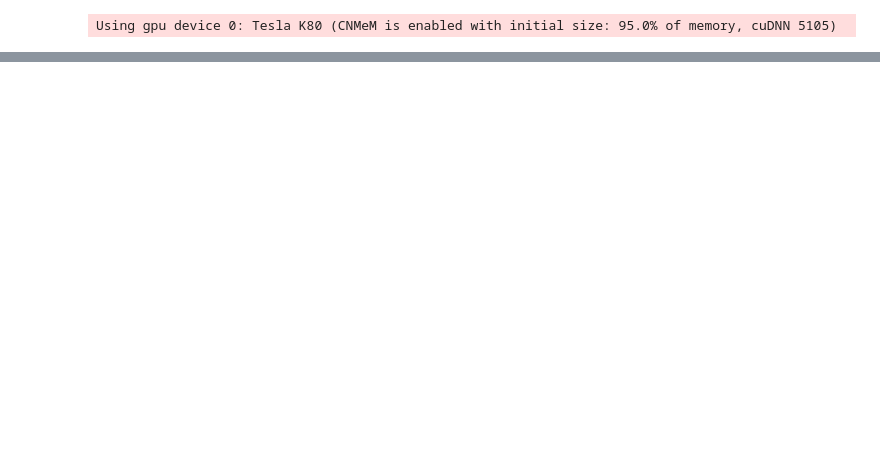
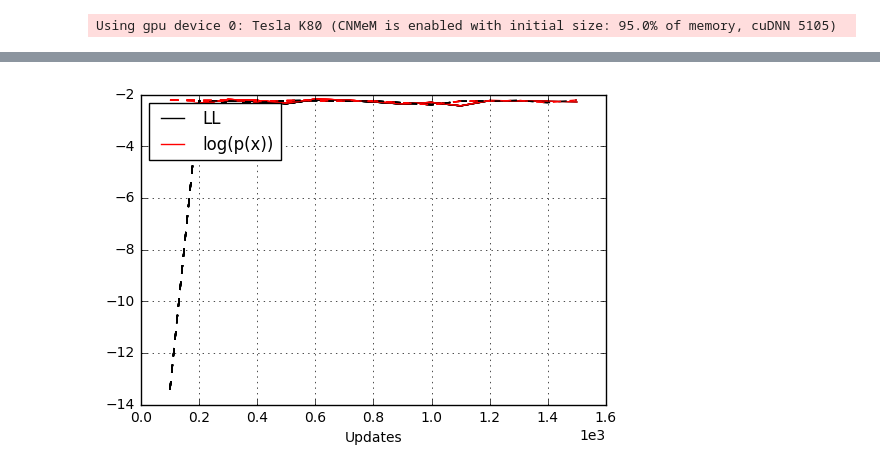
Before and after one commit to JonathanTaws/VAE-im2txt, a Jupyter notebook: VAE-im2txt.ipynb, the cells around one changed output, grey strips where cells are left out. Cells and saved outputs as stored; diff of their text form; code cells hidden in the pictures; blank space fills up the shorter version.

```diff
--- a/VAE-im2txt.ipynb
+++ b/VAE-im2txt.ipynb
@@ -158,3 +29,13 @@ def set_vgg_params(net):
+# %%
+TRAIN_FILE = 'x_train_1000Samples.p'
+VALIDATION_FILE = 'x_train_1000SamplesValidation.p'
+TARGET_FILE = 'targets_train_1000Samples.p'
+TARGET_VALIDATION_FILE = 'targets_train_1000SamplesValidation.p'
+
+# TRAIN_FILE = 'x_train.p'
+# VALIDATION_FILE = 'x_train_validation.p'
+# TARGET_FILE = 'targets_train.p'
+# TARGET_VALIDATION_FILE = 'targets_train_validation.p'
 # %%
 def load_data():
     with open(TRAIN_FILE, 'r') as f:
@@ -194,13 +207,17 @@ f_train, f_eval, f_z, f_sample, f_recon = VAEHelper.create_theano_functions(net)
 # %%
 batch_size = 10
 samples_to_process = 1e4
-val_interval = 5e2
+val_interval = 100
 
 LL_train, KL_train, logpx_train = [],[],[]
 LL_valid, KL_valid, logpx_valid = [],[],[]
 samples_processed = 0
-plt.figure(figsize=(12, 24))
+# plt.figure(figsize=(12, 24))
+plt.figure()
 valid_samples_processed = []
+
+x_recons = []
+y_valid_batches = []
 
 try:
     while samples_processed < samples_to_process:
@@ -208,27 +225,32 @@ try:
         idxs = np.random.choice(range(x_train.shape[0]), size=(batch_size), replace=False)
         x_batch = x_train[idxs]
         y_batch = targets_train[idxs]
-#         print x_batch.shape
         out = f_train(x_batch, y_batch)
         samples_processed += batch_size
 
         if samples_processed % val_interval == 0:
             valid_samples_processed += [samples_processed]
-            out = f_eval(x_train, y_batch)
+            #out = f_eval(x_train, y_batch) # this is causing OOM errors, we need to use x_batch instead and average
             LL_train += [out[0]]
-            logpx_train += [out[1][:,0]] # or could mean the log_px_given_z, KL_qp in ll function
-            KL_train += [out[2][:,0]]
+            logpx_train += [out[1]]
+            KL_train += [out[2]]
 
-            out = f_eval(x_valid)
+            idxs_eval = np.random.choice(range(x_valid.shape[0]), size=(batch_size), replace=False)
+            x_valid_batch = x_valid[idxs_eval]
+            y_valid_batch = targets_valid[idxs_eval]
+            y_valid_batches.append(y_valid_batch)
+
+            out = f_eval(x_valid_batch, y_valid_batch)
             LL_valid += [out[0]]
-            logpx_valid += [out[1][:,0]] #just pick a single sample, or could mean the log_px_given_z, KL_qp in ll function
-            KL_valid += [out[2][:,0]]
+            logpx_valid += [out[1]]
+            KL_valid += [out[2]]
 
-            z_eval = f_z(x_valid)[0]
+            z_eval = f_z(x_valid_batch)[0]
             x_sample = f_sample(np.random.normal(size=(batch_size, NUM_LATENT_Z)).astype('float32'))[0]
-            x_recon = f_recon(x_valid)[0]
+            x_recon = f_recon(x_valid_batch)[0]
+            x_recons.append(x_recon)
 
-            plt.subplot(NUM_CLASSES+2,2,1)
+#             plt.subplot(NUM_CLASSES+2,2,1)
             plt.legend(['LL', 'log(p(x))'], loc=2)
             plt.xlabel('Updates')
             plt.plot(valid_samples_processed, LL_train, color="black")
@@ -238,66 +260,10 @@ try:
             plt.ticklabel_format(style='sci', axis='x', scilimits=(0,0))
             plt.grid('on')
 
-            plt.subplot(NUM_CLASSES+2,2,2)
-            plt.cla()
-            plt.xlabel('z0'), plt.ylabel('z1')
-            color = iter(plt.get_cmap('brg')(np.linspace(0, 1.0, NUM_CLASSES)))
-            for i in range(NUM_CLASSES):
-                clr = next(color)
-                plt.scatter(z_eval[targets_valid==i, 0], z_eval[targets_valid==i, 1], c=clr, s=5., lw=0, marker='o', )
-            plt.grid('on')
-
             plt.savefig("out52.png")
             display(Image(filename="out52.png"))
             clear_output(wait=True)
 
-            plt.subplot(NUM_CLASSES+2,2,3)
-            plt.legend(['KL(q||p)'])
-            plt.xlabel('Updates')
-            plt.plot(valid_samples_processed, KL_train, color="blue")
-            plt.plot(valid_samples_processed, KL_valid, color="blue", linestyle="--")
-            plt.ticklabel_format(style='sci', axis='x', scilimits=(0,0))
-            plt.grid('on')
-
-            plt.subplot(NUM_CLASSES+2,2,4)
-            plt.cla()
-            plt.title('Samples')
-            plt.axis('off')
-            idx = 0
-            canvas = np.zeros((28*10, 10*28))
-            for i in range(10):
-                for j in range(10):
-                    canvas[i*28:(i+1)*28, j*28:(j+1)*28] = x_sample[idx].reshape((28, 28))
-                    idx += 1
-            plt.imshow(canvas, cmap='gray')
-
-            c=0
-            for k in range(5, 5 + NUM_CLASSES*2, 2):
-                plt.subplot(NUM_CLASSES+2,2,k)
-                plt.cla()
-                plt.title('Inputs for %i' % c)
-                plt.axis('off')
-                idx = 0
-                canvas = np.zeros((28*10, 10*28))
-                for i in range(10):
-                    for j in range(10):
-                        canvas[i*28:(i+1)*28, j*28:(j+1)*28] = x_valid[targets_valid==c][idx].reshape((28, 28))
-                        idx += 1
-                plt.imshow(canvas, cmap='gray')
-
-                plt.subplot(NUM_CLASSES+2,2,k+1)
-                plt.cla()
-                plt.title('Reconstructions for %i' % c)
-                plt.axis('off')
-                idx = 0
-                canvas = np.zeros((28*10, 10*28))
-                for i in range(10):
-                    for j in range(10):
-                        canvas[i*28:(i+1)*28, j*28:(j+1)*28] = x_recon[targets_valid==c][idx].reshape((28, 28))
-                        idx += 1
-                plt.imshow(canvas, cmap='gray')
-                c += 1
-
 except KeyboardInterrupt:
     pass
 # %% [output]
@@ -307,0 +270 @@ Inputs types: [TensorType(int64, scalar), TensorType(int64, scalar), TensorType(
+[figure, added]
```
Also changed, not shown: parts of 15 cells of this notebook, 3 other files.
